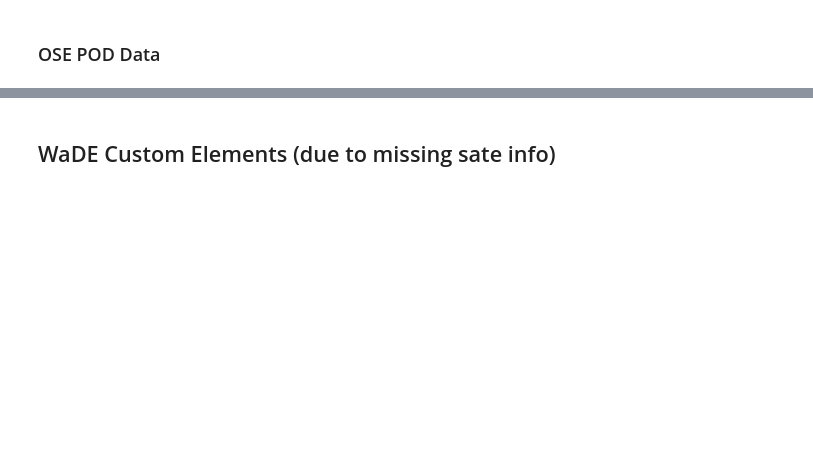
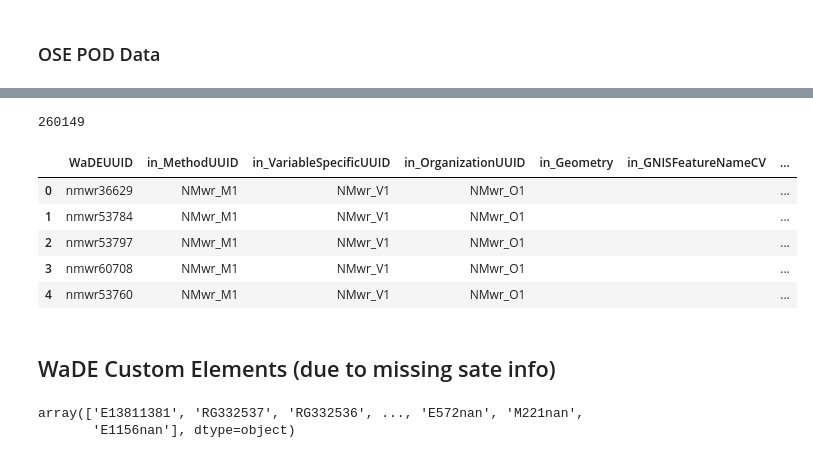
Before and after one commit to WSWCWaterDataExchange/MappingStatesDataToWaDE2.0, a Jupyter notebook: NewMexico/WaterAllocation/1_NMwr_PreProcessAllocationData.ipynb, the cells around one changed output, grey strips where cells are left out. Cells and saved outputs as stored; diff of their text form; code cells hidden in the pictures; blank space fills up the shorter version.

Commit message:
NM reg update.
NM reg update.  New native allocation ID value.

```diff
--- a/NewMexico/WaterAllocation/1_NMwr_PreProcessAllocationData.ipynb
+++ b/NewMexico/WaterAllocation/1_NMwr_PreProcessAllocationData.ipynb
@@ -2080,36 +2145,56 @@ dfPOD['in_AllocationCropDutyAmount'] = ""
 dfPOD['in_AllocationExpirationDate'] = ""
 dfPOD['in_AllocationFlow_CFS'] = ""
 dfPOD['in_AllocationLegalStatusCV'] = dfinPOD['in_AllocationLegalStatusCV']
-dfPOD['in_AllocationNativeID'] =  dfinPOD['nbr'].astype(str)
+dfPOD['in_AllocationNativeID'] =  dfinPOD['pod_basin'].astype(str) + dfinPOD['pod_nbr'].astype(str) + dfinPOD['pod_suffix'].astype(str)
 dfPOD['in_AllocationOwner'] = dfinPOD['in_AllocationOwner']
 dfPOD['in_AllocationPriorityDate'] = ""
 dfPOD['in_AllocationSDWISIdentifierCV'] = ""
 dfPOD['in_AllocationTimeframeEnd'] = ""
 dfPOD['in_AllocationTimeframeStart'] = ""
 dfPOD['in_AllocationTypeCV'] = ""
 dfPOD['in_AllocationVolume_AF'] = dfinPOD['restrict_'].replace("", 0).fillna(0).astype(float)
 dfPOD['in_BeneficialUseCategory'] = dfinPOD['in_BeneficialUseCategory']
 dfPOD['in_CommunityWaterSupplySystem'] = ""
 dfPOD['in_CropTypeCV'] = ""
 dfPOD['in_CustomerTypeCV'] = ""
 dfPOD['in_DataPublicationDate'] = ""
 dfPOD['in_DataPublicationDOI'] = ""
 dfPOD['in_ExemptOfVolumeFlowPriority'] = 1
 dfPOD['in_GeneratedPowerCapacityMW'] = ""
 dfPOD['in_IrrigatedAcreage'] = dfinPOD['total_div']
 dfPOD['in_IrrigationMethodCV'] = "WaDE Unspecified"
 dfPOD['in_LegacyAllocationIDs'] = ""
 dfPOD['in_OwnerClassificationCV'] = ""
 dfPOD['in_PopulationServed'] = ""
 dfPOD['in_PowerType'] = ""
 dfPOD['in_PrimaryBeneficialUseCategory'] = ""
 dfPOD['in_SDWISIdentifierCV'] = ""
 dfPOD['in_WaterAllocationNativeURL'] = dfinPOD['nmwrrs_wrs']
 
+dfPOD = dfPOD.drop_duplicates().reset_index(drop=True)
+
 print(len(dfPOD))
 dfPOD.head()
+# %% [output]
+260149
+|  | WaDEUUID | in_MethodUUID | in_VariableSpecificUUID | in_OrganizationUUID | in_Geometry | in_GNISFeatureNameCV | ... |
+| 0 | nmwr36629 | NMwr_M1 | NMwr_V1 | NMwr_O1 |  |  | ... |
+| 1 | nmwr53784 | NMwr_M1 | NMwr_V1 | NMwr_O1 |  |  | ... |
+| 2 | nmwr53797 | NMwr_M1 | NMwr_V1 | NMwr_O1 |  |  | ... |
+| 3 | nmwr60708 | NMwr_M1 | NMwr_V1 | NMwr_O1 |  |  | ... |
+| 4 | nmwr53760 | NMwr_M1 | NMwr_V1 | NMwr_O1 |  |  | ... |
 # %% [markdown]
 ## WaDE Custom Elements (due to missing sate info)
+# %%
+def cleanIDDataFunc(Val):
+    Val = re.sub("[$@&.;,/\)(-]", "", Val).strip()
+    return Val
+
+dfPOD['in_AllocationNativeID'] = dfPOD.apply(lambda row: cleanIDDataFunc(row['in_AllocationNativeID']), axis=1)
+dfPOD['in_AllocationNativeID'].unique()
+# %% [output]
+array(['E13811381', 'RG332537', 'RG332536', ..., 'E572nan', 'M221nan',
+       'E1156nan'], dtype=object)
 # %%
 # Fixing in_AllocationFlow_CFS datatype
 dfPOD['in_AllocationFlow_CFS'] = pd.to_numeric(dfPOD['in_AllocationFlow_CFS'], errors='coerce').fillna(0)
```
Also changed, not shown: parts of 15 cells of this notebook, 3 other files.
